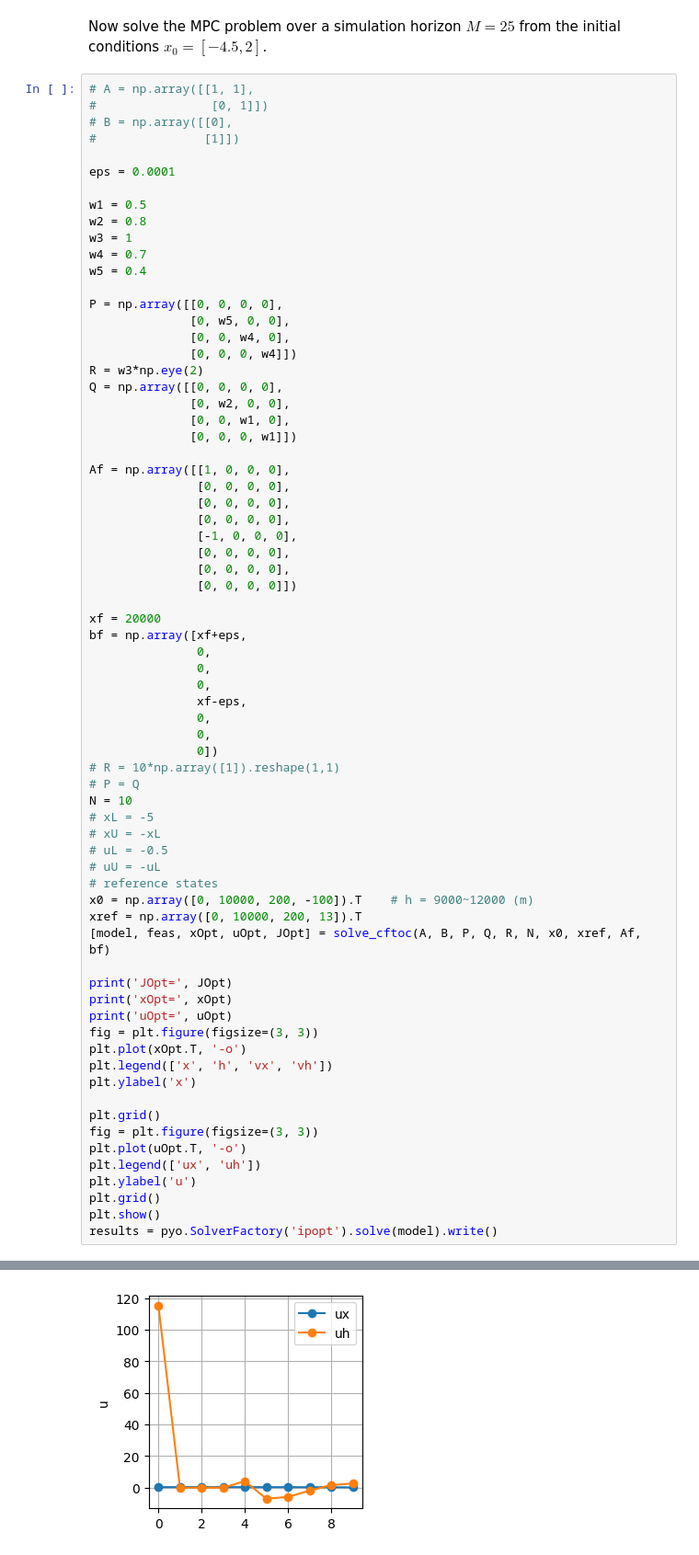
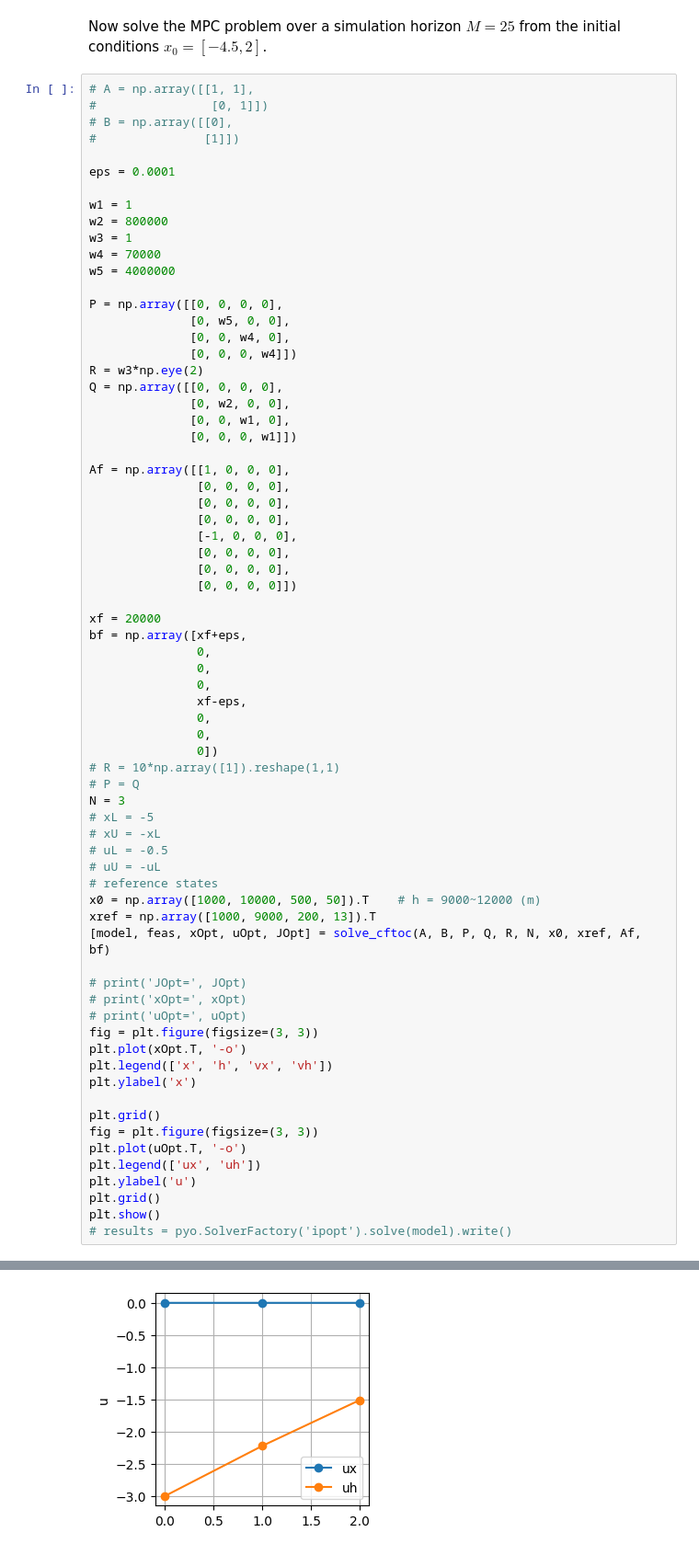
Before and after one commit to waynechu1109/ME-C231A-Final-Project, a Jupyter notebook: ME_C231A_Final_Project.ipynb, the cells around one changed output, grey strips where cells are left out. Shown: that part at 92% size. Cells and saved outputs as stored; diff of their text form.

```diff
--- a/ME_C231A_Final_Project.ipynb
+++ b/ME_C231A_Final_Project.ipynb
@@ -314,11 +351,11 @@ Now solve the MPC problem over a simulation horizon $M=25$ from the initial cond
 
 eps = 0.0001
 
-w1 = 0.5
-w2 = 0.8
+w1 = 1
+w2 = 800000
 w3 = 1
-w4 = 0.7
-w5 = 0.4
+w4 = 70000
+w5 = 4000000
 
 P = np.array([[0, 0, 0, 0],
               [0, w5, 0, 0],
@@ -350,19 +387,19 @@ bf = np.array([xf+eps,
                0])
 # R = 10*np.array([1]).reshape(1,1)
 # P = Q
-N = 10
+N = 3
 # xL = -5
 # xU = -xL
 # uL = -0.5
 # uU = -uL
 # reference states
-x0 = np.array([0, 10000, 200, -100]).T    # h = 9000~12000 (m)
-xref = np.array([0, 10000, 200, 13]).T
+x0 = np.array([1000, 10000, 500, 50]).T    # h = 9000~12000 (m)
+xref = np.array([1000, 9000, 200, 13]).T
 [model, feas, xOpt, uOpt, JOpt] = solve_cftoc(A, B, P, Q, R, N, x0, xref, Af, bf)
 
-print('JOpt=', JOpt)
-print('xOpt=', xOpt)
-print('uOpt=', uOpt)
+# print('JOpt=', JOpt)
+# print('xOpt=', xOpt)
+# print('uOpt=', uOpt)
 fig = plt.figure(figsize=(3, 3))
 plt.plot(xOpt.T, '-o')
 plt.legend(['x', 'h', 'vx', 'vh'])
@@ -375,5 +412,5 @@ plt.legend(['ux', 'uh'])
 plt.ylabel('u')
 plt.grid()
 plt.show()
-results = pyo.SolverFactory('ipopt').solve(model).write()
+# results = pyo.SolverFactory('ipopt').solve(model).write()
 # %% [output]
@@ -398 +421 @@ uOpt= [[0.3853446508163586 0.389596644390717 0.3902488710027387
-[figure, old version]
+[figure, new version]
```
Also changed, not shown: parts of 4 cells of this notebook.
